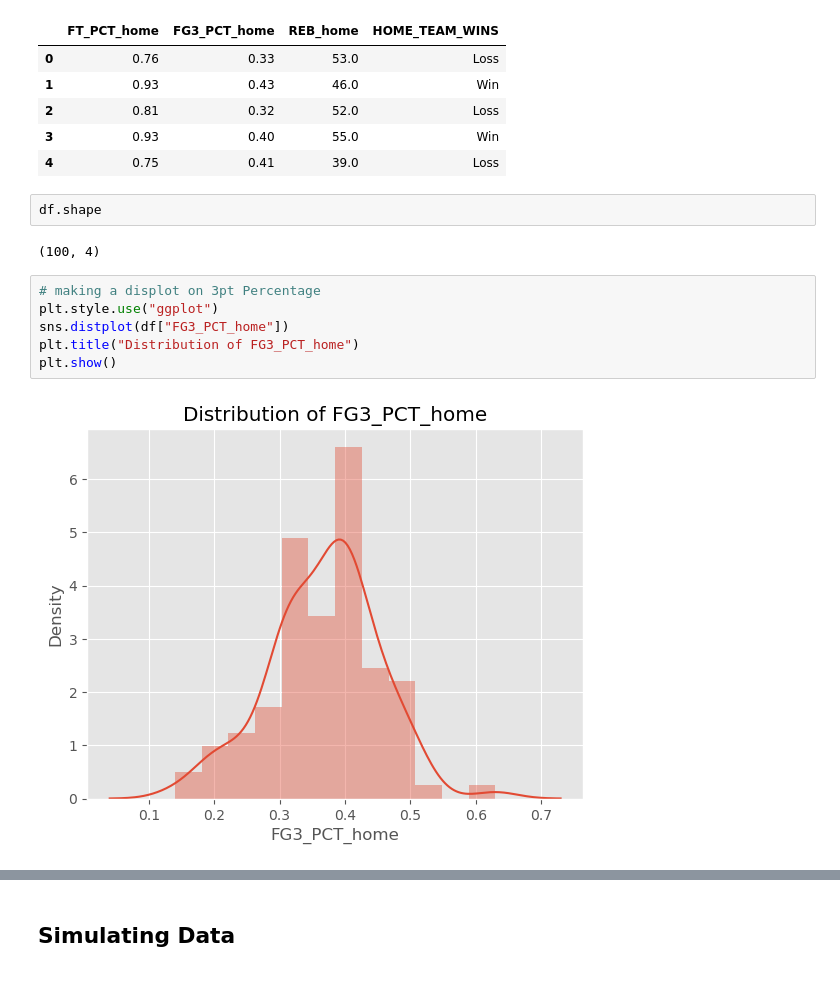
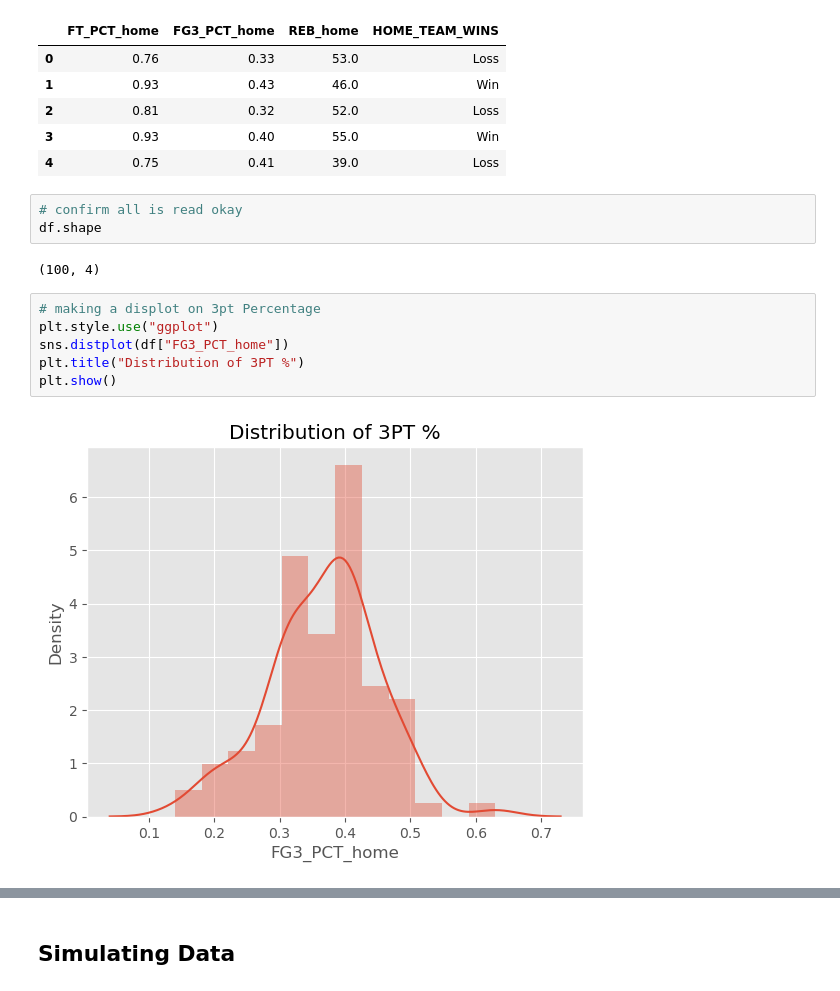
Before and after one commit to RyanMch97/ProgDA-Project, a Jupyter notebook: Prog-DA.ipynb, the cells around one changed output, grey strips where cells are left out. Cells and saved outputs as stored; diff of their text form.

Commit message:
Updates to text headings, research area & plot headings

```diff
--- a/Prog-DA.ipynb
+++ b/Prog-DA.ipynb
@@ -81,15 +81,16 @@ df.head()
 | 3 | 0.93 | 0.40 | 55.0 | Win |
 | 4 | 0.75 | 0.41 | 39.0 | Loss |
 # %%
+# confirm all is read okay
 df.shape
 # %% [output]
 (100, 4)
 # %%
 # making a displot on 3pt Percentage
 plt.style.use("ggplot")
 sns.distplot(df["FG3_PCT_home"])
-plt.title("Distribution of FG3_PCT_home")
+plt.title("Distribution of 3PT %")
 plt.show()
 # %% [output]
-[figure, old version]
+[figure, new version]
 # %%
```
Also changed, not shown: parts of 16 cells of this notebook, 1 other file.
